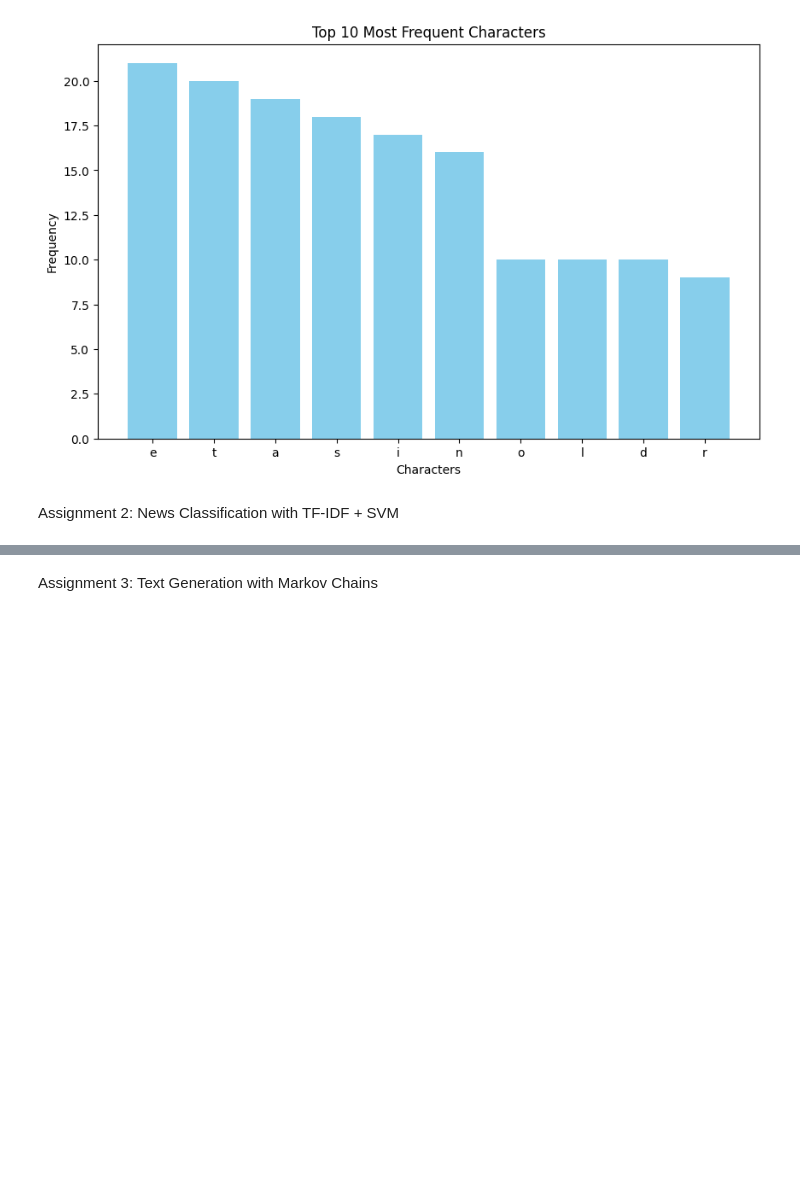
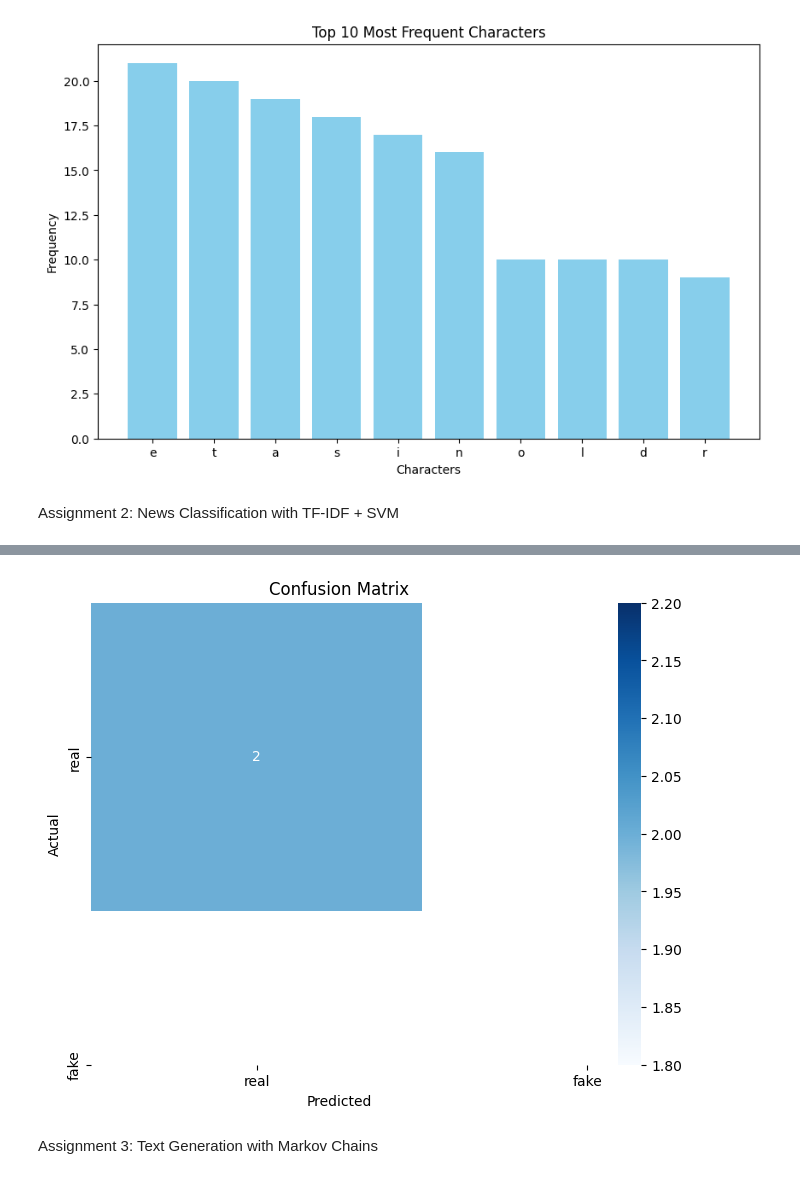
Before and after one commit to sakshi685/NLP-Assignments, a Jupyter notebook: Sakshi_2301201200.ipynb, the cells around one changed output, grey strips where cells are left out. Cells and saved outputs as stored; diff of their text form; code cells hidden in the pictures; blank space fills up the shorter version.

```diff
--- a/Sakshi_2301201200.ipynb
+++ b/Sakshi_2301201200.ipynb
@@ -92,0 +37,73 @@ weighted avg       0.44      0.67      0.53         3
+# %%
+# The following code demonstrates a news classification task using TF-IDF and an SVM classifier.
+# It uses the scikit-learn library, a popular machine learning library in Python.
+
+import pandas as pd
+from sklearn.model_selection import train_test_split
+from sklearn.feature_extraction.text import TfidfVectorizer
+from sklearn.svm import SVC
+from sklearn.metrics import accuracy_score, classification_report, confusion_matrix
+import matplotlib.pyplot as plt
+import seaborn as sns
+
+# 1. Load the dataset (using a small, built-in example for simplicity)
+# For a "fake vs real news" dataset, you would load your own CSV file.
+# Example: df = pd.read_csv('fake_real_news.csv')
+# Here, we create a small, artificial dataset for demonstration purposes.
+data = {
+    'text': [
+        "President signs new trade deal, boosting economy.",
+        "Breaking news: new vaccine shows 90% effectiveness.",
+        "Local man wins lottery after buying ticket at corner store.",
+        "Alleged UFO sighting in rural Kansas sparks debate.",
+        "Social media rumors about celebrity breakup are false.",
+        "Major company announces record profits for the quarter."
+    ],
+    'label': [
+        'real', 'real', 'real', 'fake', 'fake', 'real'
+    ]
+}
+df = pd.DataFrame(data)
+
+# 2. Preprocess text (a basic example)
+# In a real-world scenario, you'd add more steps like:
+# - Lowercasing text
+# - Removing punctuation and stop words
+# - Stemming or lemmatization
+# For this example, we'll keep it simple as TF-IDF handles some of this.
+
+# 3. Split data into training and testing sets
+X_train, X_test, y_train, y_test = train_test_split(df['text'], df['label'], test_size=0.3, random_state=42)
+
+# 4. Convert text into TF-IDF vectors
+# TF-IDF stands for Term Frequency-Inverse Document Frequency.
+# It's a numerical statistic that reflects how important a word is to a document in a collection or corpus.
+tfidf_vectorizer = TfidfVectorizer()
+X_train_tfidf = tfidf_vectorizer.fit_transform(X_train)
+X_test_tfidf = tfidf_vectorizer.transform(X_test)
+
+# 5. Train a Support Vector Machine (SVM) classifier
+# SVMs are powerful classifiers that work well in high-dimensional spaces, like those created by TF-IDF.
+svm_classifier = SVC(kernel='linear') # Using a linear kernel is often effective for text classification.
+svm_classifier.fit(X_train_tfidf, y_train)
+
+# 6. Make predictions on the test set
+y_pred = svm_classifier.predict(X_test_tfidf)
+
+# 7. Print evaluation metrics
+# Accuracy, confusion matrix, and classification report.
+print("--- Results ---")
+print(f"Accuracy: {accuracy_score(y_test, y_pred):.2f}\n")
+print("Classification Report:")
+print(classification_report(y_test, y_pred))
+print("Confusion Matrix:\n")
+cm = confusion_matrix(y_test, y_pred)
+
+# 8. Visualize the confusion matrix for better understanding
+plt.figure(figsize=(8, 6))
+sns.heatmap(cm, annot=True, fmt='d', cmap='Blues', xticklabels=['real', 'fake'], yticklabels=['real', 'fake'])
+plt.xlabel('Predicted')
+plt.ylabel('Actual')
+plt.title('Confusion Matrix')
+plt.show()
+# %% [output]
@@ -93,3 +123,4 @@ weighted avg       0.44      0.67      0.53         3
+[figure, added]
 # %% [markdown]
 Assignment 3: Text Generation with Markov Chains
 # %%
```
Also changed, not shown: parts of 2 cells of this notebook.
